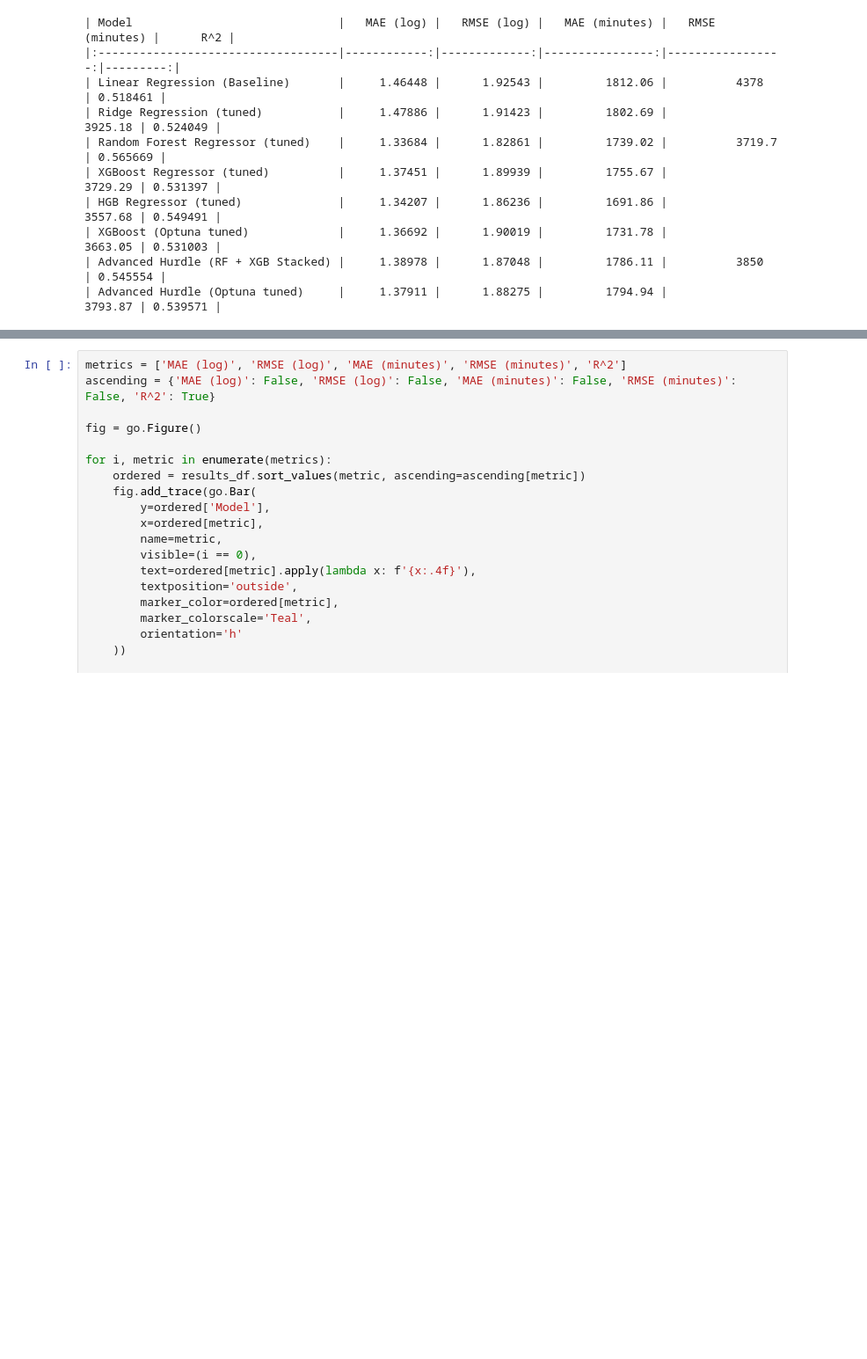
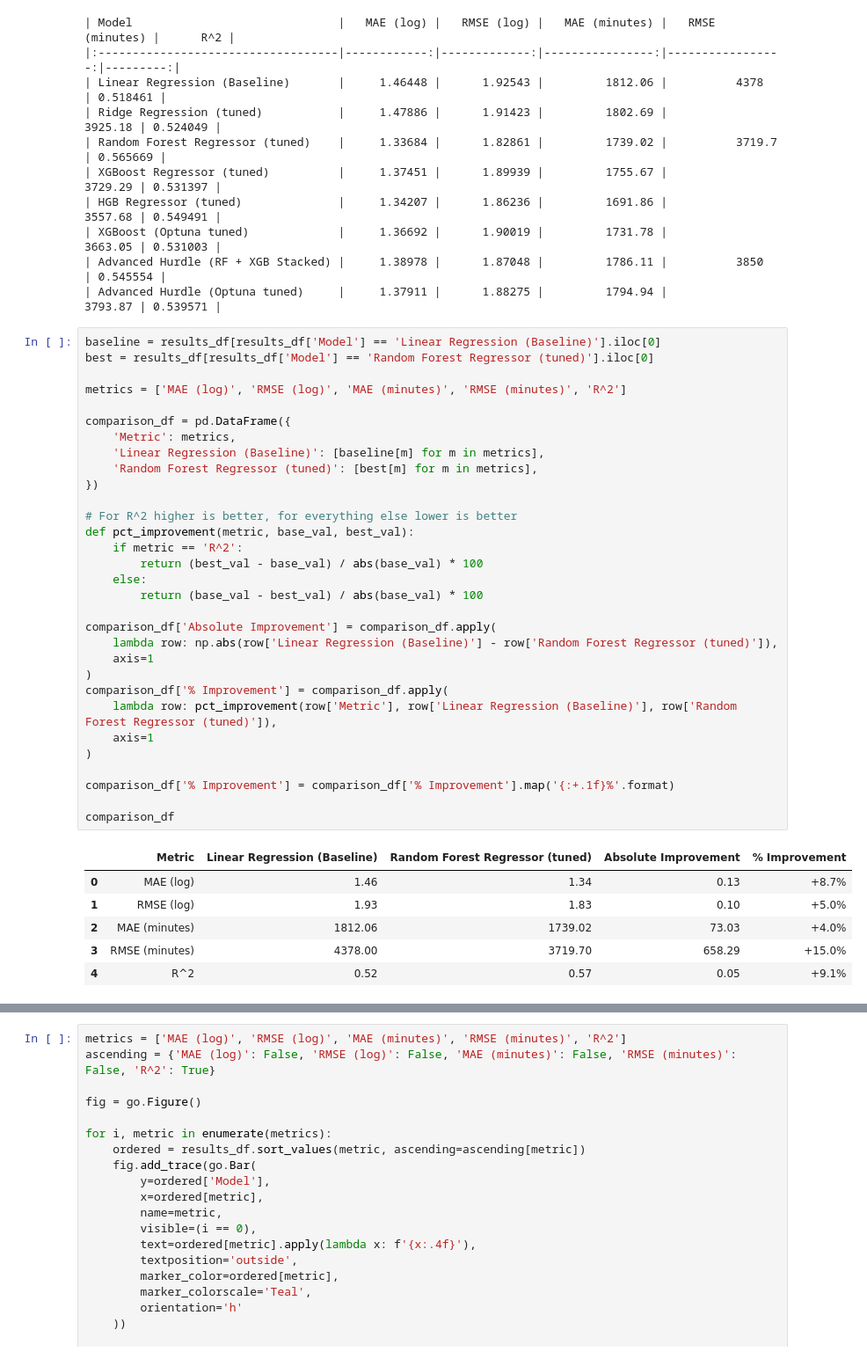
Before and after one commit to k-phantastic/US-Power-Outage-Analysis, a Jupyter notebook: full_study.ipynb, the cells around one changed output, grey strips where cells are left out. Shown at 88% size. Drawn from its saved outputs; the diff is of its cells as text; blank space fills up the shorter version.

```diff
--- a/full_study.ipynb
+++ b/full_study.ipynb
@@ -1661,3 +1666,41 @@ print(results_df.to_markdown(index=False))
 | XGBoost (Optuna tuned)             |     1.36692 |      1.90019 |         1731.78 |          3663.05 | 0.531003 |
 | Advanced Hurdle (RF + XGB Stacked) |     1.38978 |      1.87048 |         1786.11 |          3850    | 0.545554 |
 | Advanced Hurdle (Optuna tuned)     |     1.37911 |      1.88275 |         1794.94 |          3793.87 | 0.539571 |
+# %%
+baseline = results_df[results_df['Model'] == 'Linear Regression (Baseline)'].iloc[0]
+best = results_df[results_df['Model'] == 'Random Forest Regressor (tuned)'].iloc[0]
+
+metrics = ['MAE (log)', 'RMSE (log)', 'MAE (minutes)', 'RMSE (minutes)', 'R^2']
+
+comparison_df = pd.DataFrame({
+    'Metric': metrics,
+    'Linear Regression (Baseline)': [baseline[m] for m in metrics],
+    'Random Forest Regressor (tuned)': [best[m] for m in metrics],
+})
+
+# For R^2 higher is better, for everything else lower is better
+def pct_improvement(metric, base_val, best_val):
+    if metric == 'R^2':
+        return (best_val - base_val) / abs(base_val) * 100
+    else:
+        return (base_val - best_val) / abs(base_val) * 100
+
+comparison_df['Absolute Improvement'] = comparison_df.apply(
+    lambda row: np.abs(row['Linear Regression (Baseline)'] - row['Random Forest Regressor (tuned)']),
+    axis=1
+)
+comparison_df['% Improvement'] = comparison_df.apply(
+    lambda row: pct_improvement(row['Metric'], row['Linear Regression (Baseline)'], row['Random Forest Regressor (tuned)']),
+    axis=1
+)
+
+comparison_df['% Improvement'] = comparison_df['% Improvement'].map('{:+.1f}%'.format)
+
+comparison_df
+# %% [output]
+|  | Metric | Linear Regression (Baseline) | Random Forest Regressor (tuned) | Absolute Improvement | % Improvement |
+| 0 | MAE (log) | 1.46 | 1.34 | 0.13 | +8.7% |
+| 1 | RMSE (log) | 1.93 | 1.83 | 0.10 | +5.0% |
+| 2 | MAE (minutes) | 1812.06 | 1739.02 | 73.03 | +4.0% |
+| 3 | RMSE (minutes) | 4378.00 | 3719.70 | 658.29 | +15.0% |
+| 4 | R^2 | 0.52 | 0.57 | 0.05 | +9.1% |
```
Also changed, not shown: parts of 4 cells of this notebook, 1 other file.
